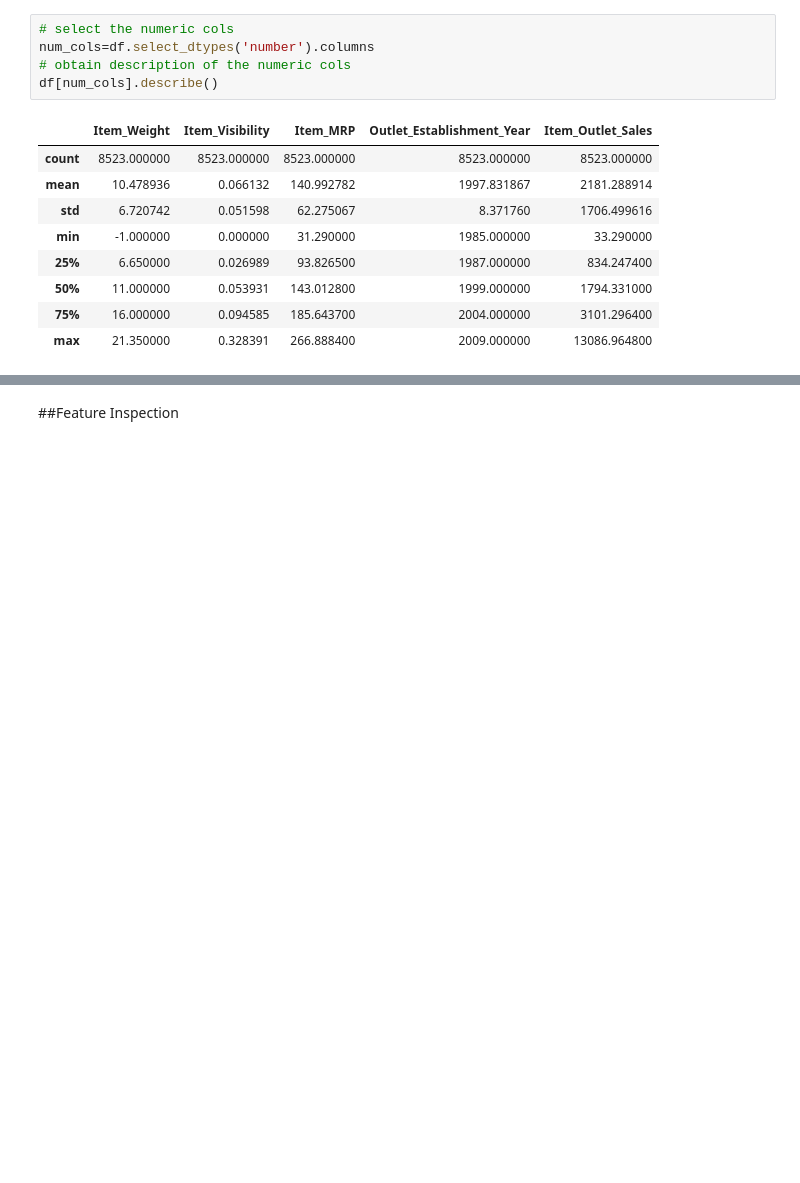
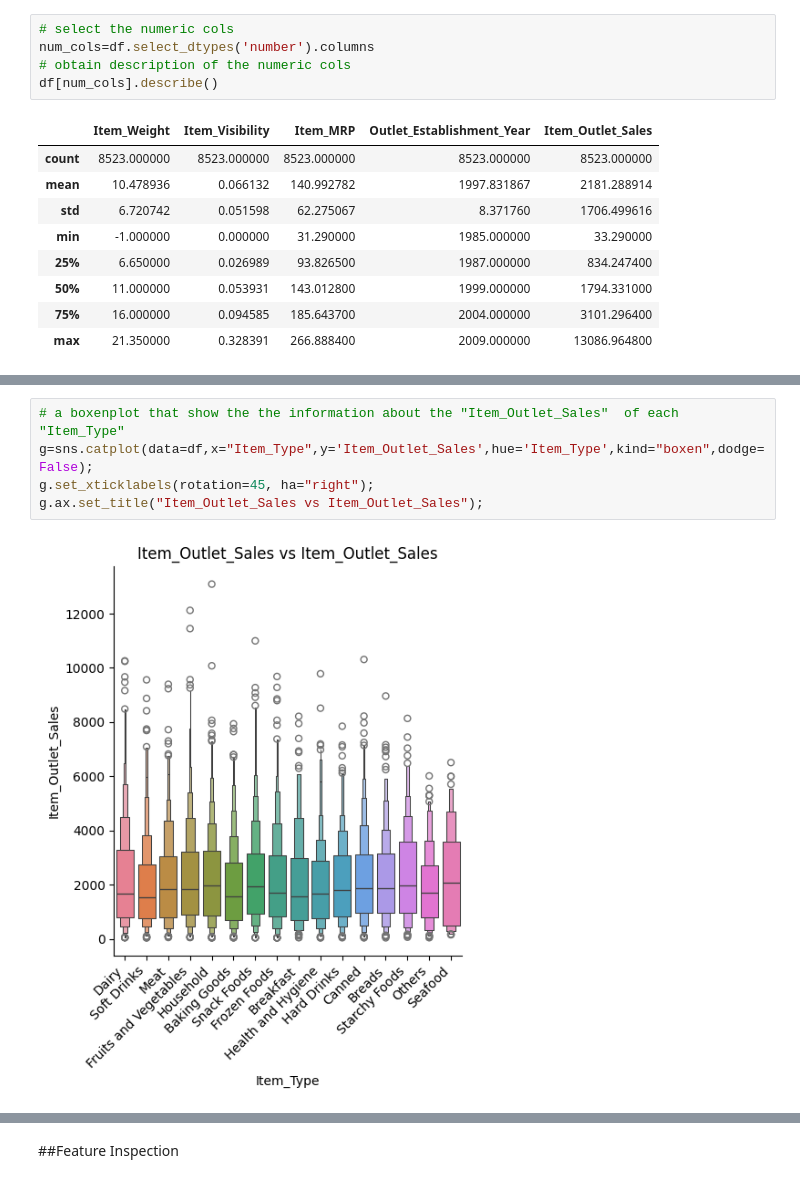
Before and after one commit to HABIB5585/Sales_prediction, a Jupyter notebook: Prediction_of_Product__Sales.ipynb, the cells around one changed output, grey strips where cells are left out. Cells and saved outputs as stored; diff of their text form; blank space fills up the shorter version.

```diff
--- a/Prediction_of_Product__Sales.ipynb
+++ b/Prediction_of_Product__Sales.ipynb
@@ -215,0 +238,7 @@ df[num_cols].describe()
+# %%
+# a boxenplot that show the the information about the "Item_Outlet_Sales"  of each "Item_Type"
+g=sns.catplot(data=df,x="Item_Type",y='Item_Outlet_Sales',hue='Item_Type',kind="boxen",dodge=False);
+g.set_xticklabels(rotation=45, ha="right");
+g.ax.set_title("Item_Outlet_Sales vs Item_Outlet_Sales");
+# %% [output]
+[figure, added]
```
Also changed, not shown: parts of 8 cells of this notebook.
